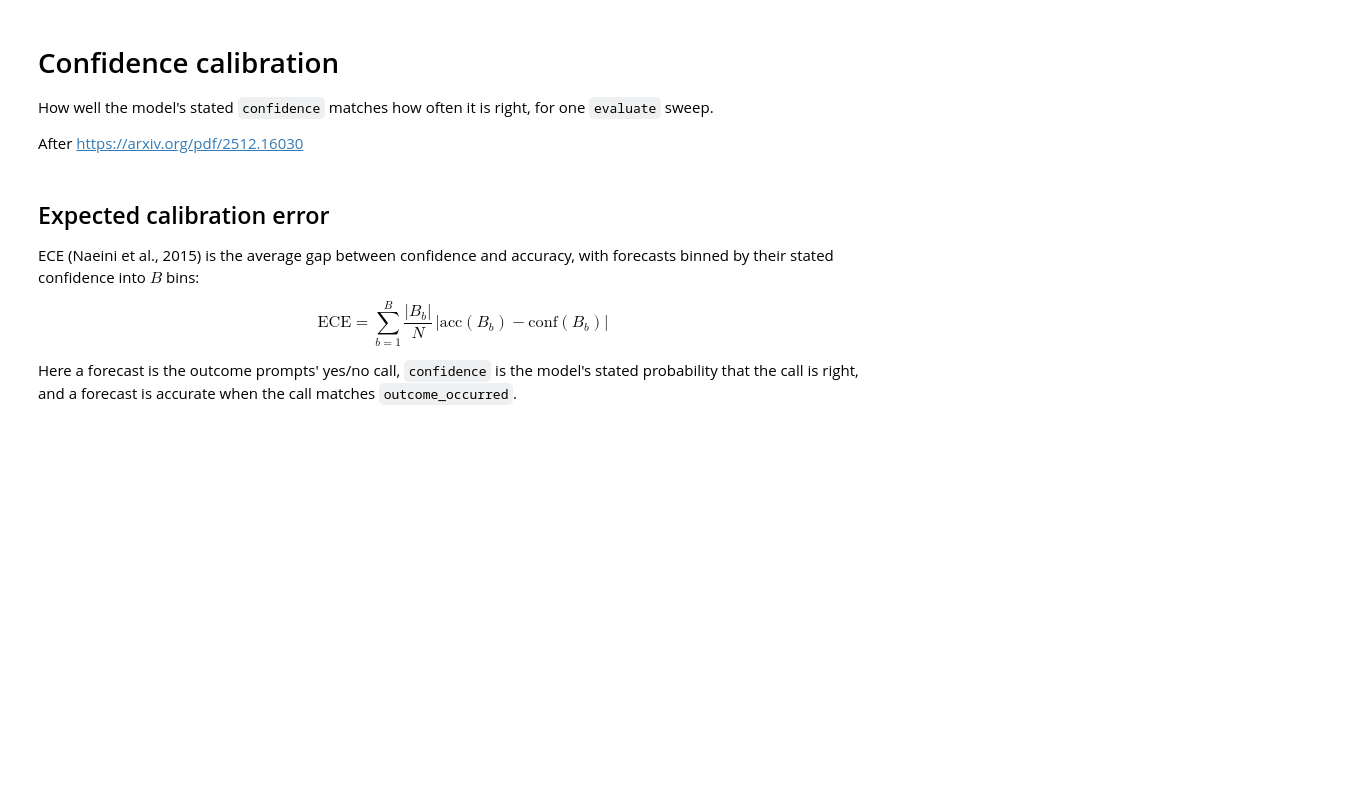
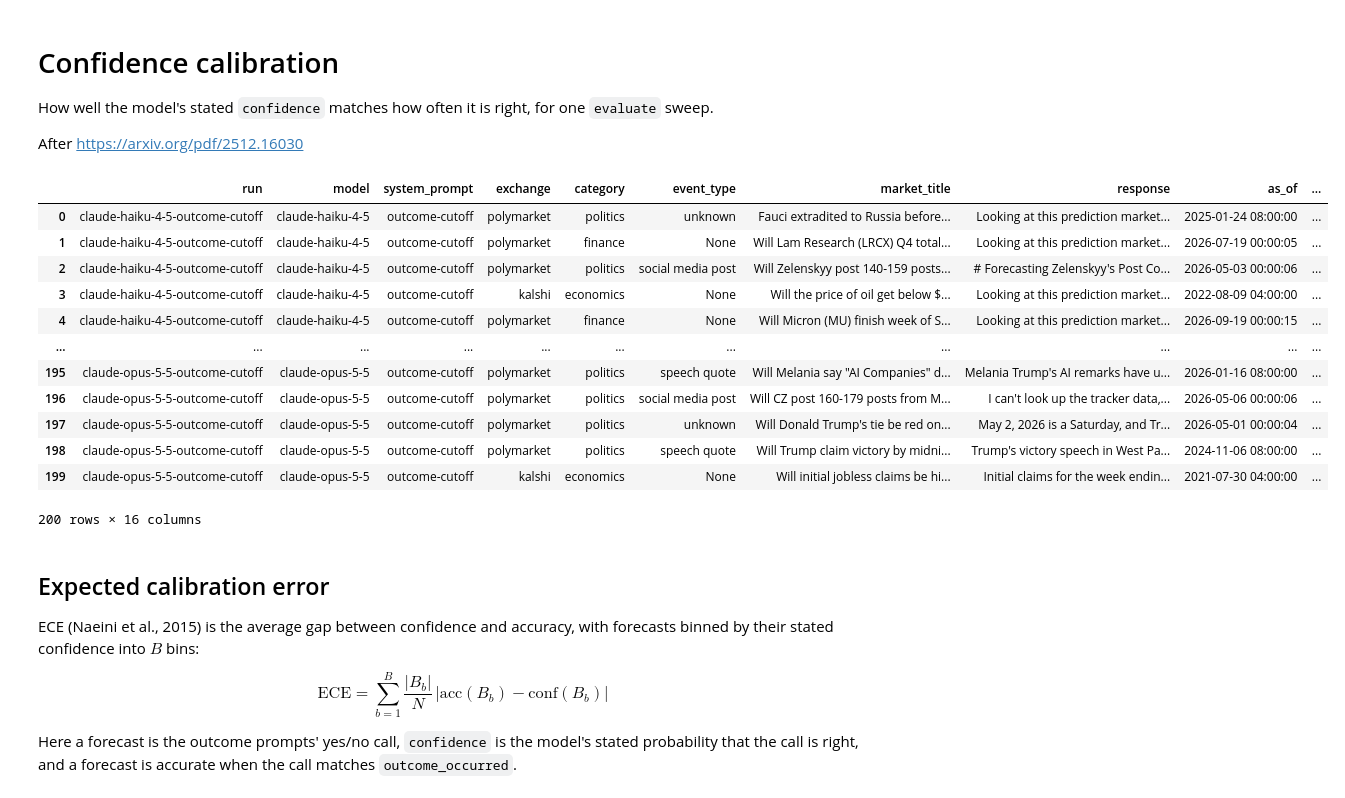
Before and after one commit to andrewkittredge/prediction-market-benchmark, a Jupyter notebook: analysis/calibration.ipynb, the cells around one changed output. Saved outputs shown, nothing was run; the diff lists cells and outputs as text; code cells hidden in the pictures; blank space fills up the shorter version.

```diff
--- a/analysis/calibration.ipynb
+++ b/analysis/calibration.ipynb
@@ -15,6 +15,22 @@ run_name = "sweep-20261105-1621"
 # %%
 # one row per forecast of every child run of the sweep (see analysis/build_data.py)
 forecasts = load_trace_df("outcome-confidence", run_name)
+# %%
+forecasts
+# %% [output]
+|  | run | model | system_prompt | exchange | category | event_type | market_title | response | as_of | ... |
+| 0 | claude-haiku-4-5-outcome-cutoff | claude-haiku-4-5 | outcome-cutoff | polymarket | politics | unknown | Fauci extradited to Russia before... | Looking at this prediction market... | 2025-01-24 08:00:00 | ... |
+| 1 | claude-haiku-4-5-outcome-cutoff | claude-haiku-4-5 | outcome-cutoff | polymarket | finance | None | Will Lam Research (LRCX) Q4 total... | Looking at this prediction market... | 2026-07-19 00:00:05 | ... |
+| 2 | claude-haiku-4-5-outcome-cutoff | claude-haiku-4-5 | outcome-cutoff | polymarket | politics | social media post | Will Zelenskyy post 140-159 posts... | # Forecasting Zelenskyy's Post Co... | 2026-05-03 00:00:06 | ... |
+| 3 | claude-haiku-4-5-outcome-cutoff | claude-haiku-4-5 | outcome-cutoff | kalshi | economics | None | Will the price of oil get below $... | Looking at this prediction market... | 2022-08-09 04:00:00 | ... |
+| 4 | claude-haiku-4-5-outcome-cutoff | claude-haiku-4-5 | outcome-cutoff | polymarket | finance | None | Will Micron (MU) finish week of S... | Looking at this prediction market... | 2026-09-19 00:00:15 | ... |
+| ... | ... | ... | ... | ... | ... | ... | ... | ... | ... | ... |
+| 195 | claude-opus-5-5-outcome-cutoff | claude-opus-5-5 | outcome-cutoff | polymarket | politics | speech quote | Will Melania say "AI Companies" d... | Melania Trump's AI remarks have u... | 2026-01-16 08:00:00 | ... |
+| 196 | claude-opus-5-5-outcome-cutoff | claude-opus-5-5 | outcome-cutoff | polymarket | politics | social media post | Will CZ post 160-179 posts from M... | I can't look up the tracker data,... | 2026-05-06 00:00:06 | ... |
+| 197 | claude-opus-5-5-outcome-cutoff | claude-opus-5-5 | outcome-cutoff | polymarket | politics | unknown | Will Donald Trump's tie be red on... | May 2, 2026 is a Saturday, and Tr... | 2026-05-01 00:00:04 | ... |
+| 198 | claude-opus-5-5-outcome-cutoff | claude-opus-5-5 | outcome-cutoff | polymarket | politics | speech quote | Will Trump claim victory by midni... | Trump's victory speech in West Pa... | 2024-11-06 08:00:00 | ... |
+| 199 | claude-opus-5-5-outcome-cutoff | claude-opus-5-5 | outcome-cutoff | kalshi | economics | None | Will initial jobless claims be hi... | Initial claims for the week endin... | 2021-07-30 04:00:00 | ... |
+200 rows × 16 columns
 # %% [markdown]
 ## Expected calibration error
 
```
Also changed, not shown: parts of 2 cells of this notebook, 11 other files.
